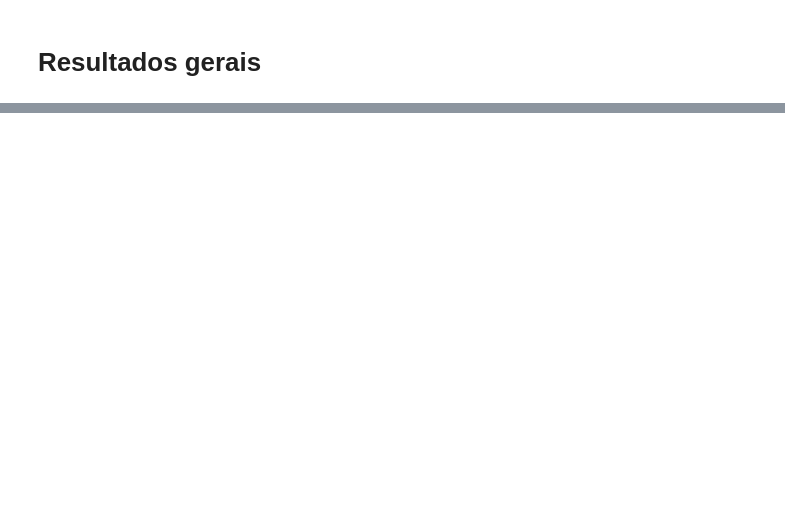
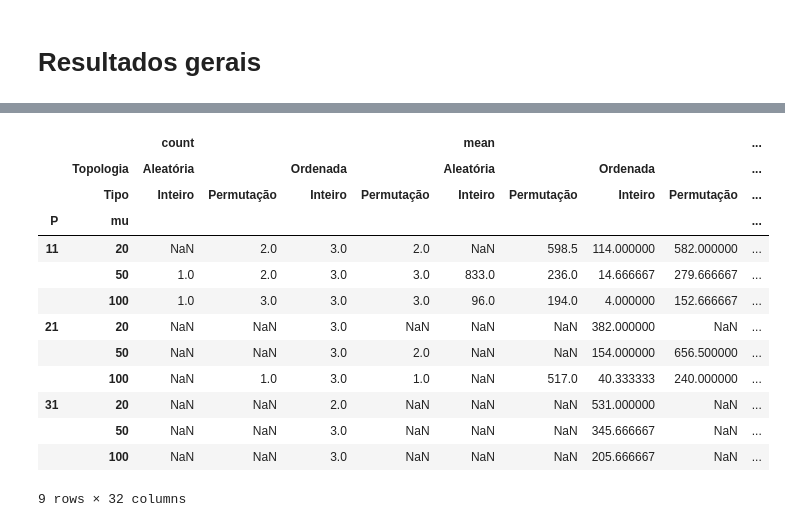
Before and after one commit to Fdms-3741/TrabalhoGAOtimizacaoNatural, a Jupyter notebook: Teste do SGA.ipynb, the cells around one changed output, grey strips where cells are left out. Saved outputs shown, nothing was run; the diff lists cells and outputs as text; code cells hidden in the pictures; blank space fills up the shorter version.

```diff
--- a/Teste do SGA.ipynb
+++ b/Teste do SGA.ipynb
@@ -159,0 +122,17 @@ resultados = pd.read_sql("SELECT * FROM resultados",dbconn)
+# %%
+CalcularAES(resultados)
+# %% [output]
+|  |  | count |  |  |  | mean |  |  |  | ... |
+|  | Topologia | Aleatória |  | Ordenada |  | Aleatória |  | Ordenada |  | ... |
+|  | Tipo | Inteiro | Permutação | Inteiro | Permutação | Inteiro | Permutação | Inteiro | Permutação | ... |
+| P | mu |  |  |  |  |  |  |  |  | ... |
+| 11 | 20 | NaN | 2.0 | 3.0 | 2.0 | NaN | 598.5 | 114.000000 | 582.000000 | ... |
+|  | 50 | 1.0 | 2.0 | 3.0 | 3.0 | 833.0 | 236.0 | 14.666667 | 279.666667 | ... |
+|  | 100 | 1.0 | 3.0 | 3.0 | 3.0 | 96.0 | 194.0 | 4.000000 | 152.666667 | ... |
+| 21 | 20 | NaN | NaN | 3.0 | NaN | NaN | NaN | 382.000000 | NaN | ... |
+|  | 50 | NaN | NaN | 3.0 | 2.0 | NaN | NaN | 154.000000 | 656.500000 | ... |
+|  | 100 | NaN | 1.0 | 3.0 | 1.0 | NaN | 517.0 | 40.333333 | 240.000000 | ... |
+| 31 | 20 | NaN | NaN | 2.0 | NaN | NaN | NaN | 531.000000 | NaN | ... |
+|  | 50 | NaN | NaN | 3.0 | NaN | NaN | NaN | 345.666667 | NaN | ... |
+|  | 100 | NaN | NaN | 3.0 | NaN | NaN | NaN | 205.666667 | NaN | ... |
+9 rows × 32 columns
```
Also changed, not shown: parts of 19 cells of this notebook, 7 other files.
